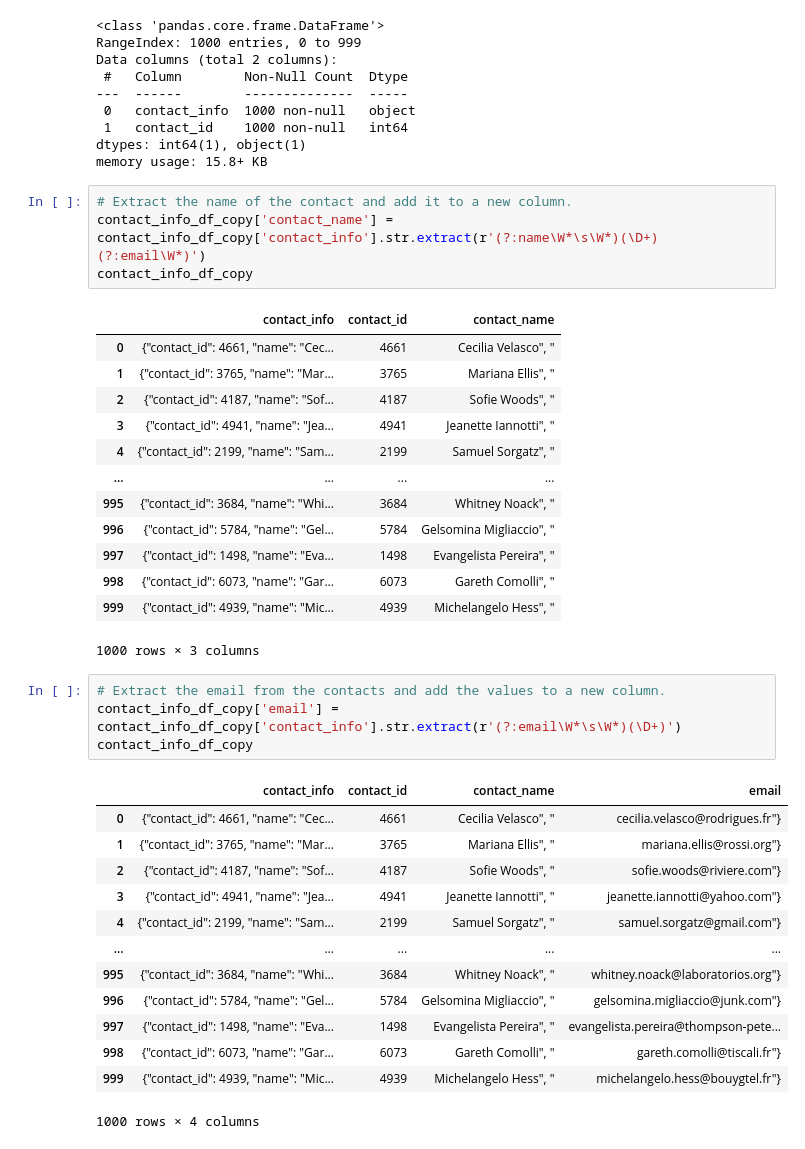
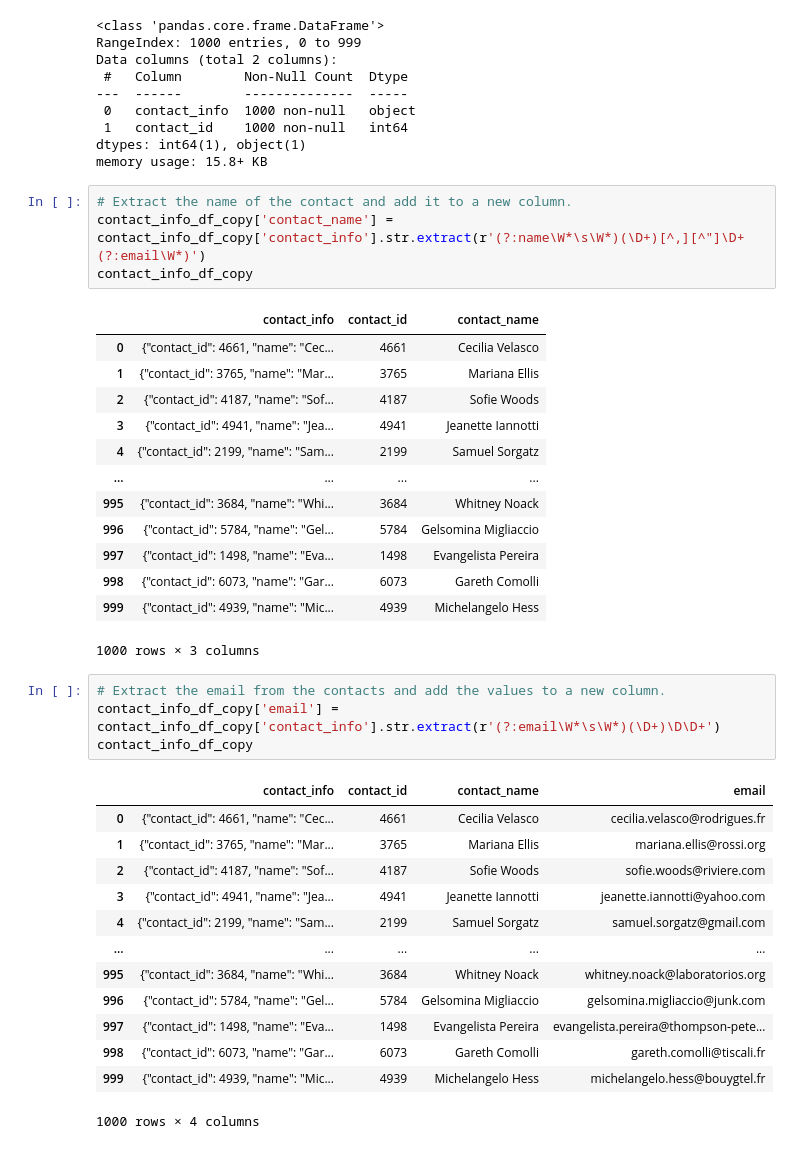
Before and after one commit to SandraBotica/Crowdfunding_ETL, a Jupyter notebook: ETL_Mini_Project_SBotica.ipynb, the cells around one changed output. Saved outputs shown, nothing was run; the diff lists cells and outputs as text.

```diff
--- a/ETL_Mini_Project_SBotica.ipynb
+++ b/ETL_Mini_Project_SBotica.ipynb
@@ -672,39 +672,39 @@ dtypes: int64(1), object(1)
 memory usage: 15.8+ KB
 # %%
 # Extract the name of the contact and add it to a new column.
-contact_info_df_copy['contact_name'] = contact_info_df_copy['contact_info'].str.extract(r'(?:name\W*\s\W*)(\D+)(?:email\W*)')
+contact_info_df_copy['contact_name'] = contact_info_df_copy['contact_info'].str.extract(r'(?:name\W*\s\W*)(\D+)[^,][^"]\D+(?:email\W*)')
 contact_info_df_copy
 # %% [output]
 |  | contact_info | contact_id | contact_name |
-| 0 | {"contact_id": 4661, "name": "Cec... | 4661 | Cecilia Velasco", " |
-| 1 | {"contact_id": 3765, "name": "Mar... | 3765 | Mariana Ellis", " |
-| 2 | {"contact_id": 4187, "name": "Sof... | 4187 | Sofie Woods", " |
-| 3 | {"contact_id": 4941, "name": "Jea... | 4941 | Jeanette Iannotti", " |
-| 4 | {"contact_id": 2199, "name": "Sam... | 2199 | Samuel Sorgatz", " |
+| 0 | {"contact_id": 4661, "name": "Cec... | 4661 | Cecilia Velasco |
+| 1 | {"contact_id": 3765, "name": "Mar... | 3765 | Mariana Ellis |
+| 2 | {"contact_id": 4187, "name": "Sof... | 4187 | Sofie Woods |
+| 3 | {"contact_id": 4941, "name": "Jea... | 4941 | Jeanette Iannotti |
+| 4 | {"contact_id": 2199, "name": "Sam... | 2199 | Samuel Sorgatz |
 | ... | ... | ... | ... |
-| 995 | {"contact_id": 3684, "name": "Whi... | 3684 | Whitney Noack", " |
-| 996 | {"contact_id": 5784, "name": "Gel... | 5784 | Gelsomina Migliaccio", " |
-| 997 | {"contact_id": 1498, "name": "Eva... | 1498 | Evangelista Pereira", " |
-| 998 | {"contact_id": 6073, "name": "Gar... | 6073 | Gareth Comolli", " |
-| 999 | {"contact_id": 4939, "name": "Mic... | 4939 | Michelangelo Hess", " |
+| 995 | {"contact_id": 3684, "name": "Whi... | 3684 | Whitney Noack |
+| 996 | {"contact_id": 5784, "name": "Gel... | 5784 | Gelsomina Migliaccio |
+| 997 | {"contact_id": 1498, "name": "Eva... | 1498 | Evangelista Pereira |
+| 998 | {"contact_id": 6073, "name": "Gar... | 6073 | Gareth Comolli |
+| 999 | {"contact_id": 4939, "name": "Mic... | 4939 | Michelangelo Hess |
 1000 rows × 3 columns
 # %%
 # Extract the email from the contacts and add the values to a new column.
-contact_info_df_copy['email'] = contact_info_df_copy['contact_info'].str.extract(r'(?:email\W*\s\W*)(\D+)')
+contact_info_df_copy['email'] = contact_info_df_copy['contact_info'].str.extract(r'(?:email\W*\s\W*)(\D+)\D\D+')
 contact_info_df_copy
 # %% [output]
 |  | contact_info | contact_id | contact_name | email |
-| 0 | {"contact_id": 4661, "name": "Cec... | 4661 | Cecilia Velasco", " | cecilia.velasco@rodrigues.fr"} |
-| 1 | {"contact_id": 3765, "name": "Mar... | 3765 | Mariana Ellis", " | mariana.ellis@rossi.org"} |
-| 2 | {"contact_id": 4187, "name": "Sof... | 4187 | Sofie Woods", " | sofie.woods@riviere.com"} |
-| 3 | {"contact_id": 4941, "name": "Jea... | 4941 | Jeanette Iannotti", " | jeanette.iannotti@yahoo.com"} |
-| 4 | {"contact_id": 2199, "name": "Sam... | 2199 | Samuel Sorgatz", " | samuel.sorgatz@gmail.com"} |
+| 0 | {"contact_id": 4661, "name": "Cec... | 4661 | Cecilia Velasco | cecilia.velasco@rodrigues.fr |
+| 1 | {"contact_id": 3765, "name": "Mar... | 3765 | Mariana Ellis | mariana.ellis@rossi.org |
+| 2 | {"contact_id": 4187, "name": "Sof... | 4187 | Sofie Woods | sofie.woods@riviere.com |
+| 3 | {"contact_id": 4941, "name": "Jea... | 4941 | Jeanette Iannotti | jeanette.iannotti@yahoo.com |
+| 4 | {"contact_id": 2199, "name": "Sam... | 2199 | Samuel Sorgatz | samuel.sorgatz@gmail.com |
 | ... | ... | ... | ... | ... |
-| 995 | {"contact_id": 3684, "name": "Whi... | 3684 | Whitney Noack", " | whitney.noack@laboratorios.org"} |
-| 996 | {"contact_id": 5784, "name": "Gel... | 5784 | Gelsomina Migliaccio", " | gelsomina.migliaccio@junk.com"} |
-| 997 | {"contact_id": 1498, "name": "Eva... | 1498 | Evangelista Pereira", " | evangelista.pereira@thompson-pete... |
-| 998 | {"contact_id": 6073, "name": "Gar... | 6073 | Gareth Comolli", " | gareth.comolli@tiscali.fr"} |
-| 999 | {"contact_id": 4939, "name": "Mic... | 4939 | Michelangelo Hess", " | michelangelo.hess@bouygtel.fr"} |
+| 995 | {"contact_id": 3684, "name": "Whi... | 3684 | Whitney Noack | whitney.noack@laboratorios.org |
+| 996 | {"contact_id": 5784, "name": "Gel... | 5784 | Gelsomina Migliaccio | gelsomina.migliaccio@junk.com |
+| 997 | {"contact_id": 1498, "name": "Eva... | 1498 | Evangelista Pereira | evangelista.pereira@thompson-pete... |
+| 998 | {"contact_id": 6073, "name": "Gar... | 6073 | Gareth Comolli | gareth.comolli@tiscali.fr |
+| 999 | {"contact_id": 4939, "name": "Mic... | 4939 | Michelangelo Hess | michelangelo.hess@bouygtel.fr |
 1000 rows × 4 columns
 # %%
 # Create a copy of the contact_info_df with the 'contact_id', 'name', 'email' columns.
```
Also changed, not shown: parts of 5 cells of this notebook, 2 other files.
